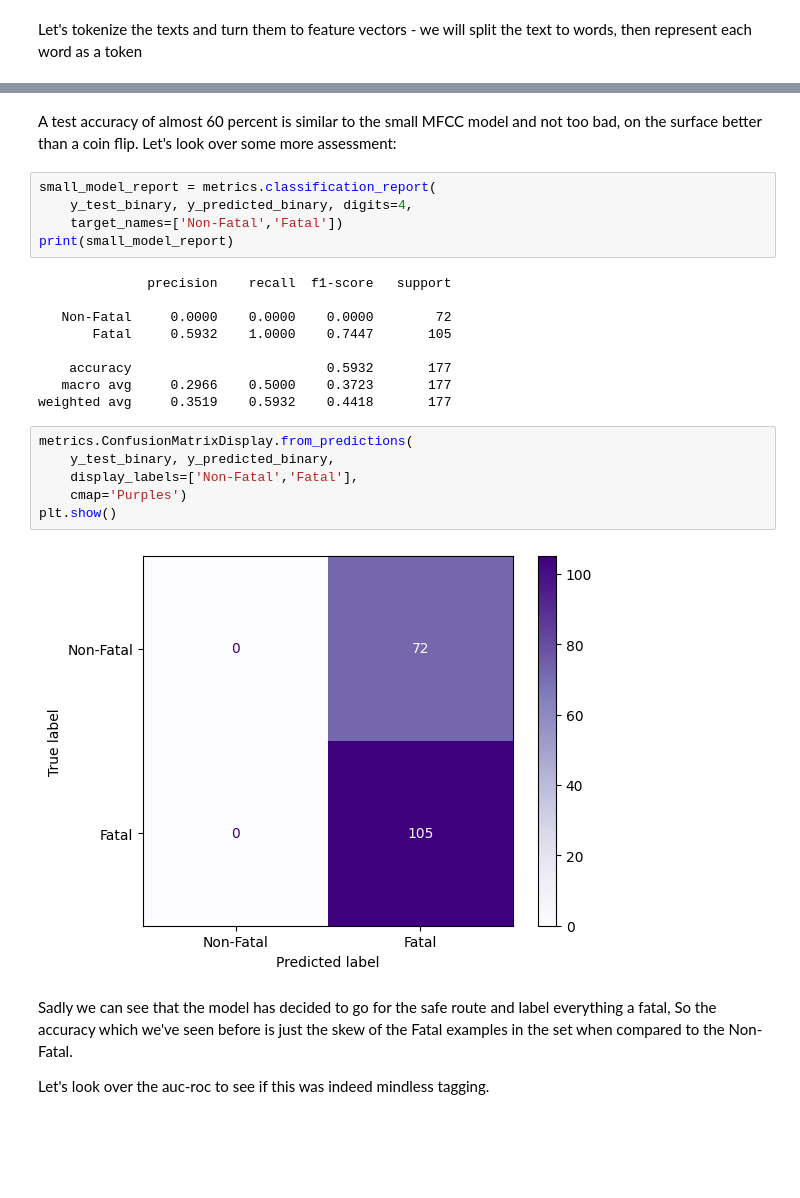
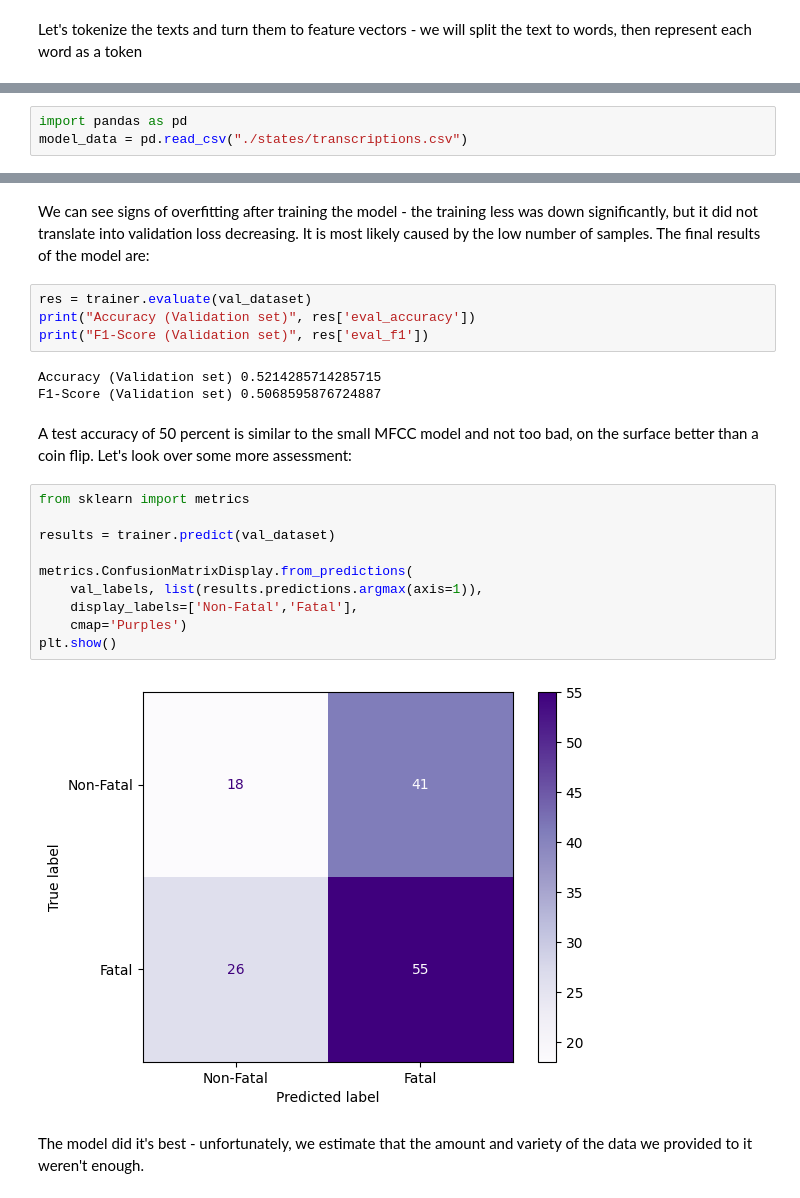
Before and after one commit to ramwtz/data-science-project, a Jupyter notebook: 911_project.ipynb, the cells around one changed output, grey strips where cells are left out. Cells and saved outputs as stored; diff of their text form; blank space fills up the shorter version.

```diff
--- a/911_project.ipynb
+++ b/911_project.ipynb
@@ -1818,0 +1778,3 @@ Test Accuracy: 0.5932203531265259
+# %%
+import pandas as pd
+model_data = pd.read_csv("./states/transcriptions.csv")
@@ -1819,28 +1887,26 @@ Test Accuracy: 0.5932203531265259
+# %% [markdown]
+
+We can see signs of overfitting after training the model - the training less was down significantly, but it did not translate into validation loss decreasing. It is most likely caused by the low number of samples. The final results of the model are:
+# %%
+res = trainer.evaluate(val_dataset)
+print("Accuracy (Validation set)", res['eval_accuracy'])
+print("F1-Score (Validation set)", res['eval_f1'])
+# %% [output]
+Accuracy (Validation set) 0.5214285714285715
+F1-Score (Validation set) 0.5068595876724887
 # %% [markdown]
-A test accuracy of almost 60 percent is similar to the small MFCC model and not too bad, on the surface better than a coin flip. Let's look over some more assessment:
+A test accuracy of 50 percent is similar to the small MFCC model and not too bad, on the surface better than a coin flip. Let's look over some more assessment:
-# %%
-small_model_report = metrics.classification_report(
-    y_test_binary, y_predicted_binary, digits=4,
-    target_names=['Non-Fatal','Fatal'])
-print(small_model_report)
-# %% [output]
-              precision    recall  f1-score   support
-
-   Non-Fatal     0.0000    0.0000    0.0000        72
-       Fatal     0.5932    1.0000    0.7447       105
-
-    accuracy                         0.5932       177
-   macro avg     0.2966    0.5000    0.3723       177
-weighted avg     0.3519    0.5932    0.4418       177
 # %%
+from sklearn import metrics
+
+results = trainer.predict(val_dataset)
+
 metrics.ConfusionMatrixDisplay.from_predictions(
-    y_test_binary, y_predicted_binary,
+    val_labels, list(results.predictions.argmax(axis=1)),
     display_labels=['Non-Fatal','Fatal'],
     cmap='Purples')
 plt.show()
 # %% [output]
-[figure, old version]
+[figure, new version]
 # %% [markdown]
-Sadly we can see that the model has decided to go for the safe route and label everything a fatal, So the accuracy which we've seen before is just the skew of the Fatal examples in the set when compared to the Non-Fatal.
-
-Let's look over the auc-roc to see if this was indeed mindless tagging.
+The model did it's best - unfortunately, we estimate that the amount and variety of the data we provided to it weren't enough.
```
Also changed, not shown: parts of 33 cells of this notebook.
